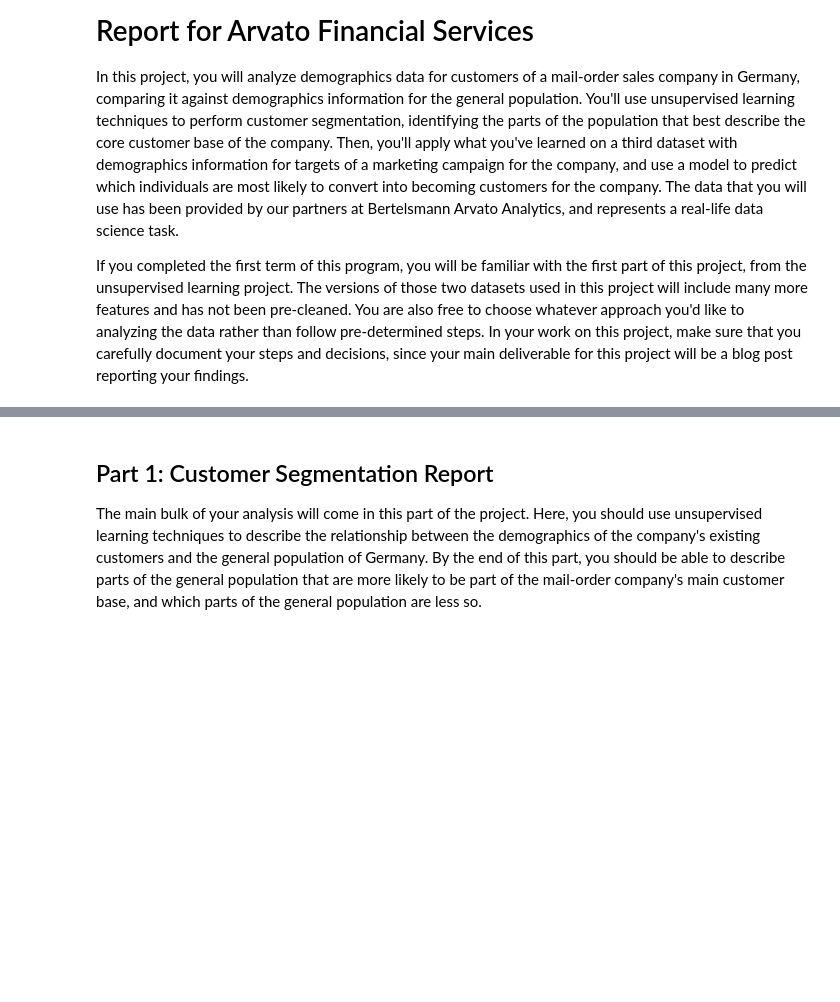
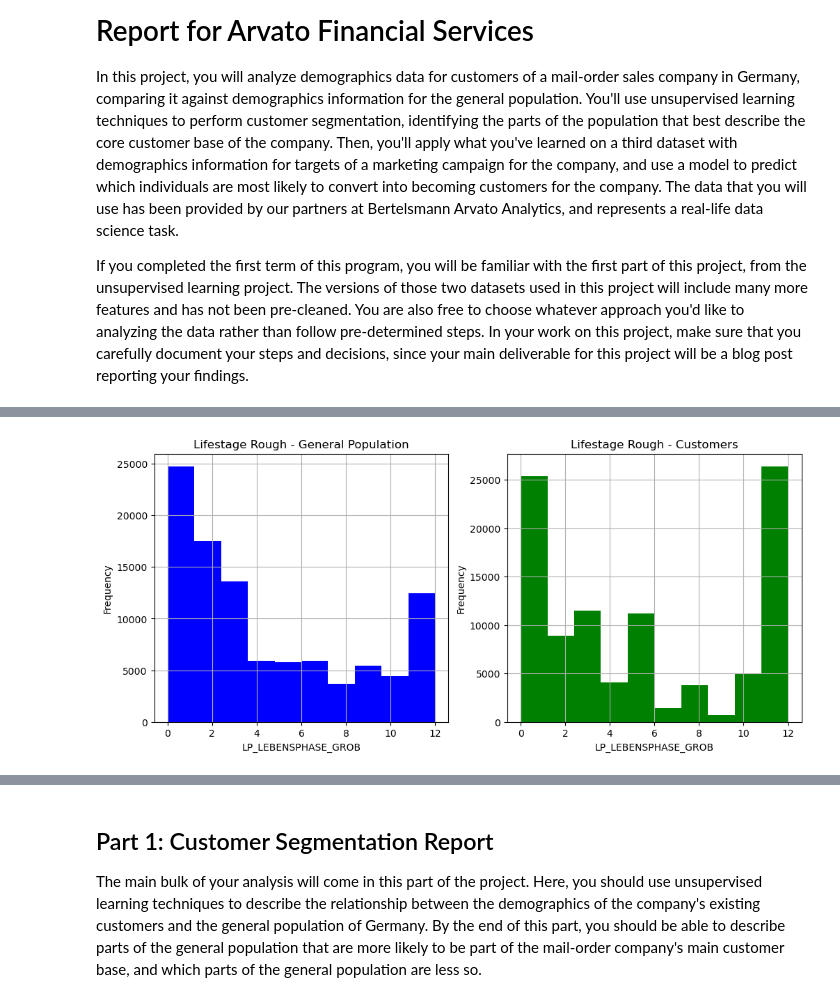
Before and after one commit to djarrin/arvato-ml-captstone, a Jupyter notebook: project_workbook.ipynb, the cells around one changed output, grey strips where cells are left out. Cells and saved outputs as stored; diff of their text form; code cells hidden in the pictures; blank space fills up the shorter version.

```diff
--- a/project_workbook.ipynb
+++ b/project_workbook.ipynb
@@ -37,0 +90,16 @@ You'll notice when the data is loaded in that a warning message will immediately
+# %%
+fig, (ax1, ax2) = plt.subplots(1, 2, figsize=(12, 5))
+
+gen_pop_sample['LP_LEBENSPHASE_GROB'].hist(ax=ax1, color='blue')
+ax1.set_title('Lifestage Rough - General Population')
+ax1.set_xlabel('LP_LEBENSPHASE_GROB')
+ax1.set_ylabel('Frequency')
+
+
+customer_sample['LP_LEBENSPHASE_GROB'].hist(ax=ax2, color='green')
+ax2.set_title('Lifestage Rough - Customers')
+ax2.set_xlabel('LP_LEBENSPHASE_GROB')
+ax2.set_ylabel('Frequency')
+plt.savefig('visualizations/lifestyle-rough.png')
+# %% [output]
+[figure, added]
```
Also changed, not shown: parts of 10 cells of this notebook, 5 other files.
